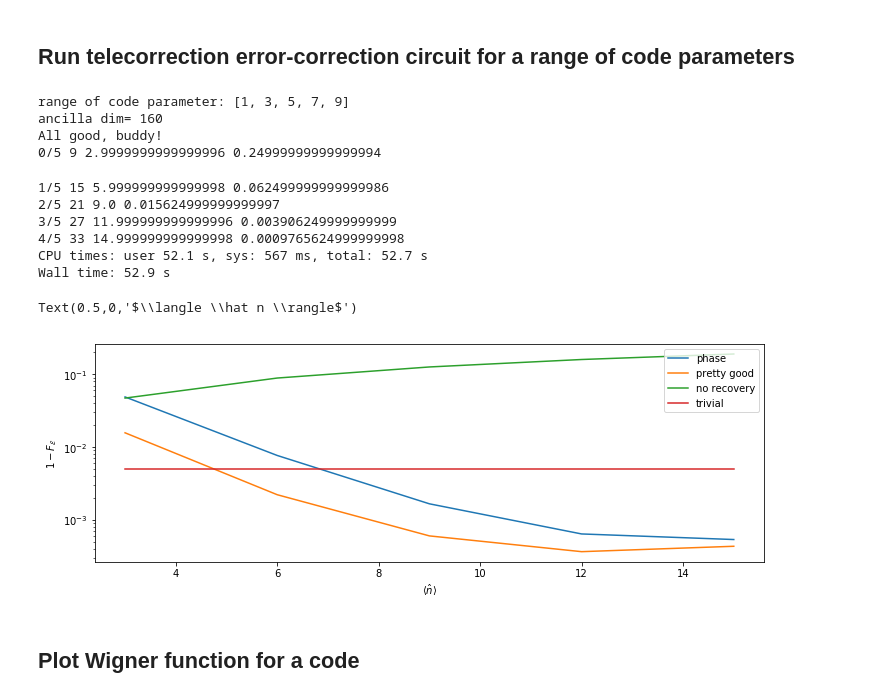
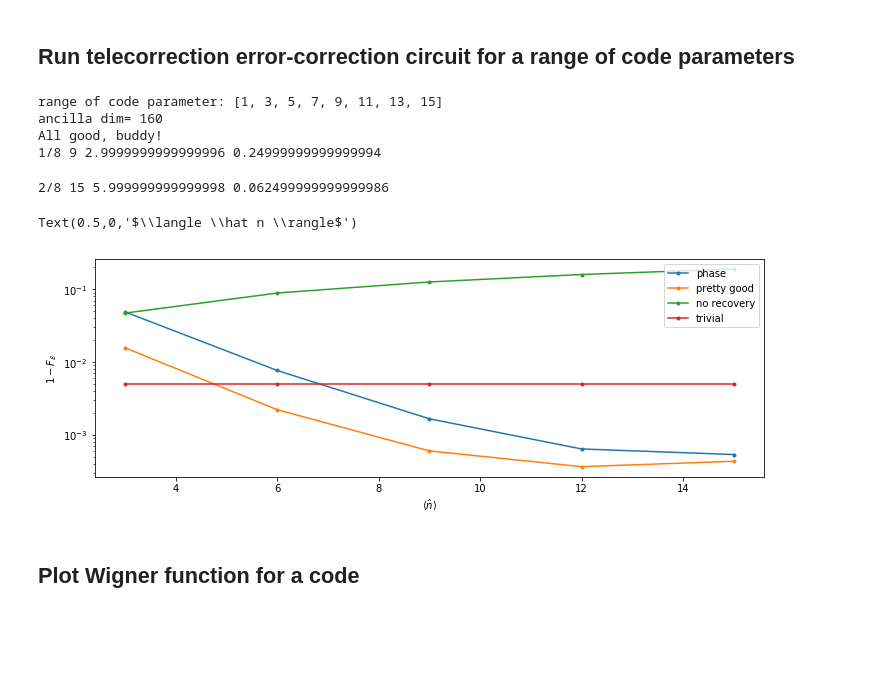
Before and after one commit to arnelg/arXiv-1901.08071, a Jupyter notebook: example.ipynb, the cells around one changed output. Cells and saved outputs as stored; diff of their text form; code cells hidden in the pictures; blank space fills up the shorter version.

```diff
--- a/example.ipynb
+++ b/example.ipynb
@@ -45,7 +39,7 @@ noise_model = noise_model_kraus
 
 N = 3 # degree of rotation symmetry
 # code_param = list(range(1, 23, 1))
-code_param = list(range(1, 10, 2))
+code_param = list(range(1, 16, 2))
 print("range of code parameter:", code_param)
 
 kappa = 1e-2 # loss rate
@@ -79,7 +73,7 @@ if sdp:
 
 for i, x in enumerate(code_param):
     code = code_family(x)
-    print(str(i) + '/' + str(len(code_param)),
+    print(str(i+1) + '/' + str(len(code_param)),
           code.dim,
           code.codeaverage(code.number_operator),
           code.check_truncation(n=code.dim-4))
@@ -109,30 +103,25 @@ for i, x in enumerate(code_param):
 
 fid2 = fid.copy()
 # %% [output]
-range of code parameter: [1, 3, 5, 7, 9]
+range of code parameter: [1, 3, 5, 7, 9, 11, 13, 15]
 ancilla dim= 160
 All good, buddy!
-0/5 9 2.9999999999999996 0.24999999999999994
+1/8 9 2.9999999999999996 0.24999999999999994
-1/5 15 5.999999999999998 0.062499999999999986
-2/5 21 9.0 0.015624999999999997
-3/5 27 11.999999999999996 0.003906249999999999
-4/5 33 14.999999999999998 0.0009765624999999998
-CPU times: user 52.1 s, sys: 567 ms, total: 52.7 s
-Wall time: 52.9 s
+2/8 15 5.999999999999998 0.062499999999999986
 # %%
 fig = plt.figure(figsize=[12, 4])
 ax = fig.add_subplot(111)
 
 legend = ['phase', 'pretty good', 'no recovery', 'trivial', 'opt']
-style = ['-', '-', '-', '-', '--', ':']
+style = ['.-', '.-', '.-', '.-', '.-']
 for i in range(0, fid.shape[0] - (not sdp)):
-    ax.semilogy(phot, 1-fid2[i,:], label=legend[i], linestyle=style[i])
+    ax.semilogy(phot, 1-fid2[i,:], style[i], label=legend[i])
 ax.legend(loc='upper right')
 ax.set_ylabel(r'$1-F_\mathcal{E}$')
 ax.set_xlabel(r'$\langle \hat n \rangle$')
 # %% [output]
 Text(0.5,0,'$\\langle \\hat n \\rangle$')
-[figure, old version]
+[figure, new version]
 # %% [markdown]
 ## Plot Wigner function for a code
 # %%
```
Also changed, not shown: parts of 3 cells of this notebook, 4 other files.
